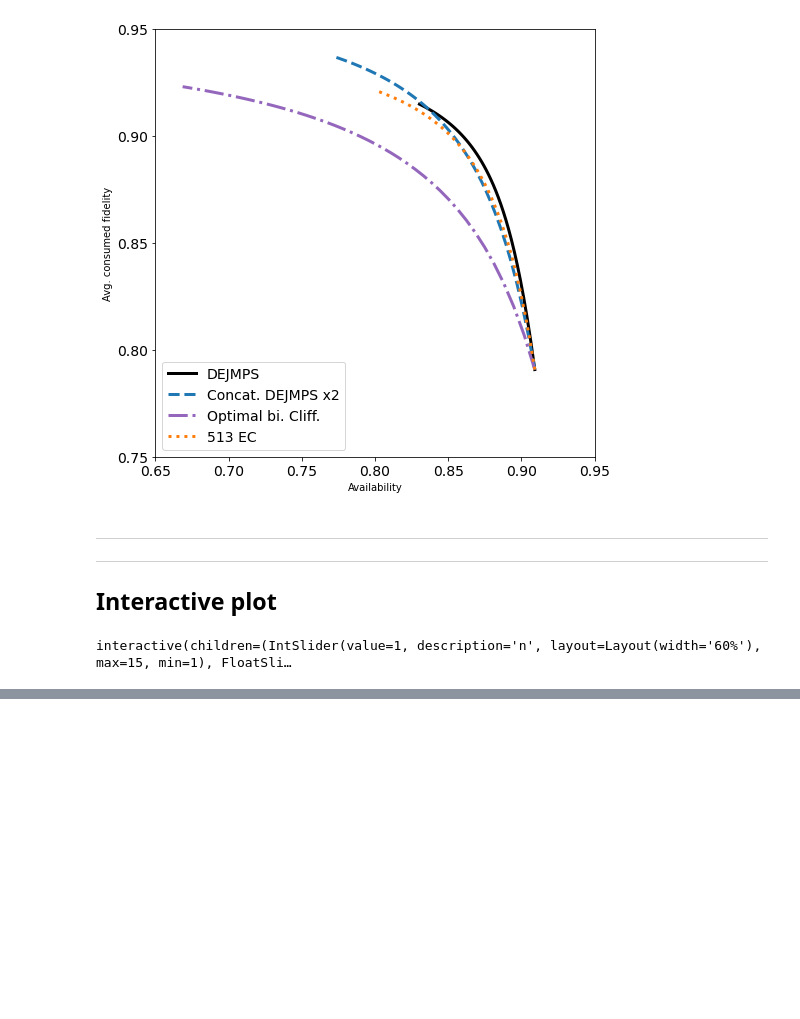
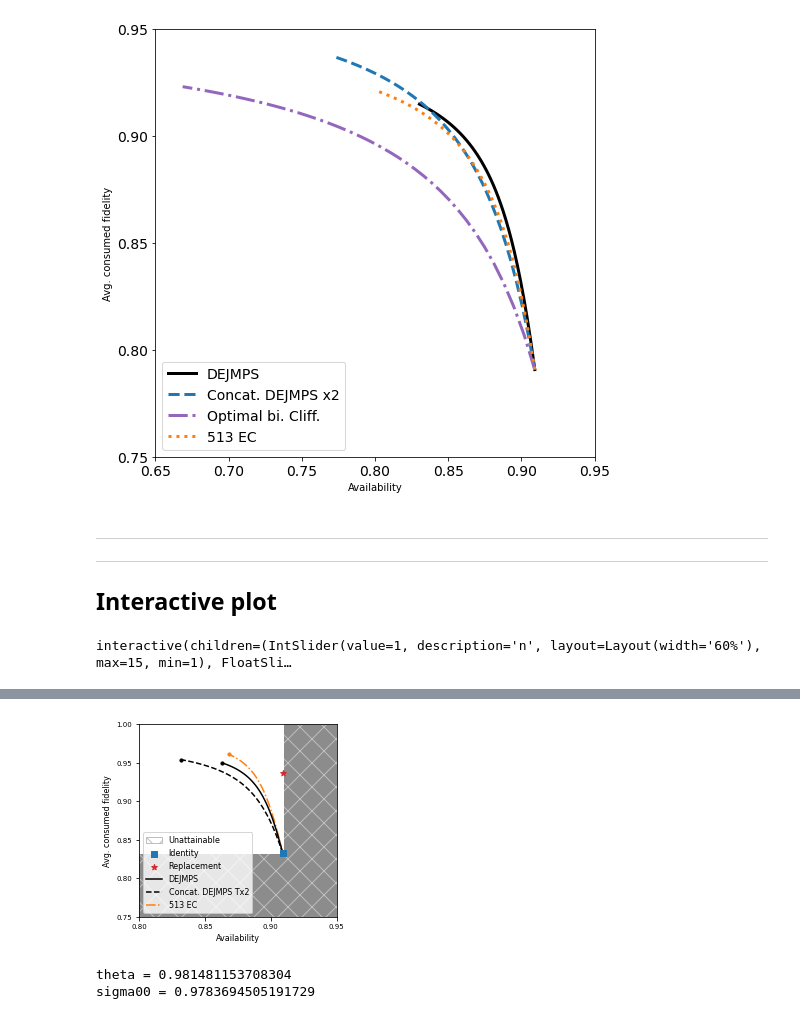
Before and after one commit to AlvaroGI/buffering-1GnB, a Jupyter notebook: RESULTS-concatDEJMPS-vs-optimal.ipynb, the cells around one changed output, grey strips where cells are left out. Cells and saved outputs as stored; diff of their text form; code cells hidden in the pictures; blank space fills up the shorter version.

```diff
--- a/RESULTS-concatDEJMPS-vs-optimal.ipynb
+++ b/RESULTS-concatDEJMPS-vs-optimal.ipynb
@@ -121,0 +160,36 @@ main.AFplot_vs_id_vs_repl(varying_param, n, p_gen, rho_new, q_purif, policy_name
+# %%
+n = 5
+
+# GEN
+p_gen = 1
+F_new = 0.95
+rho_new = np.diag([F_new, (1-F_new)/3, (1-F_new)/3, (1-F_new)/3])
+
+# PURIF
+q_purif = np.linspace(0,1,50)
+varying_param = 'q_purif'
+policy_names = ['DEJMPS', 'Concat. DEJMPS Tx2', '513 EC']
+pur_after_swap = False
+
+# NOISE
+Gamma = 0.02 #1/5
+
+# CONS
+p_cons = 0.1
+
+# Plot
+colors = ['k', 'k', 'tab:orange', 'tab:orange']
+linestyles = ['-', '--', '-.', ':']
+savefig = True
+
+
+
+## RUN ##
+imp.reload(main)
+print('WARNING: for the plot in the paper, we twirl the state before the last '+
+      'round of DEJMPS. In the code, one needs to set the TWIRL if-statement to True '+
+      'in policy_concatDEJMPS().')
+main.AFplot_vs_id_vs_repl(varying_param, n, p_gen, rho_new, q_purif, policy_names,
+                          pur_after_swap, Gamma, p_cons, ylims=[0.75,1],
+                          colors=colors, linestyles=linestyles, savefig=savefig)
+# %% [output]
@@ -121,0 +197,12 @@ main.AFplot_vs_id_vs_repl(varying_param, n, p_gen, rho_new, q_purif, policy_name
+[figure, added]
+# %%
+A_new = 0.95
+
+theta = 0.404 + 0.596 * np.exp( -(A_new-1)**2 / (2*0.199**2) )
+sigma00 = 0.669 + 0.331 * np.exp( -(A_new-1)**2 / (2*0.136**2) )
+
+print('theta =',theta)
+print('sigma00 =',sigma00)
+# %% [output]
+theta = 0.981481153708304
+sigma00 = 0.9783694505191729
```
Also changed, not shown: parts of 5 cells of this notebook, 1 other file.
